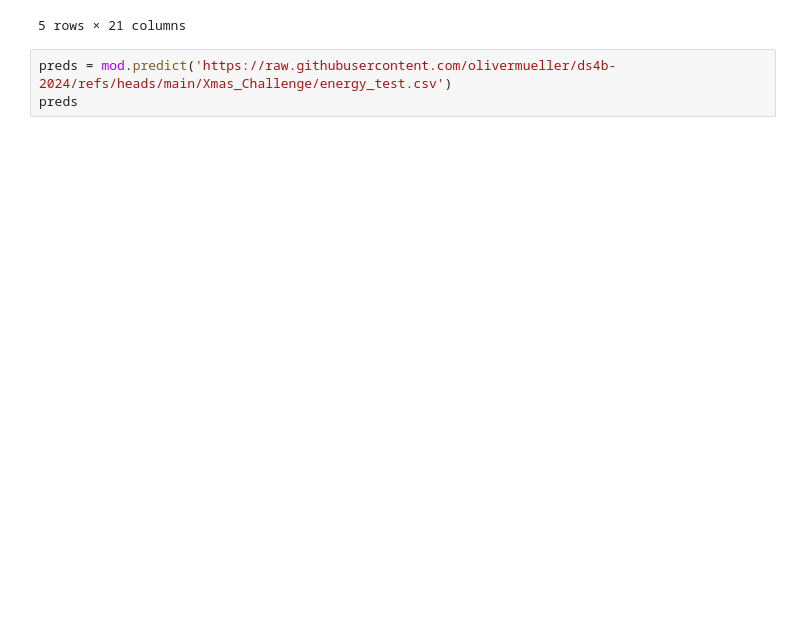
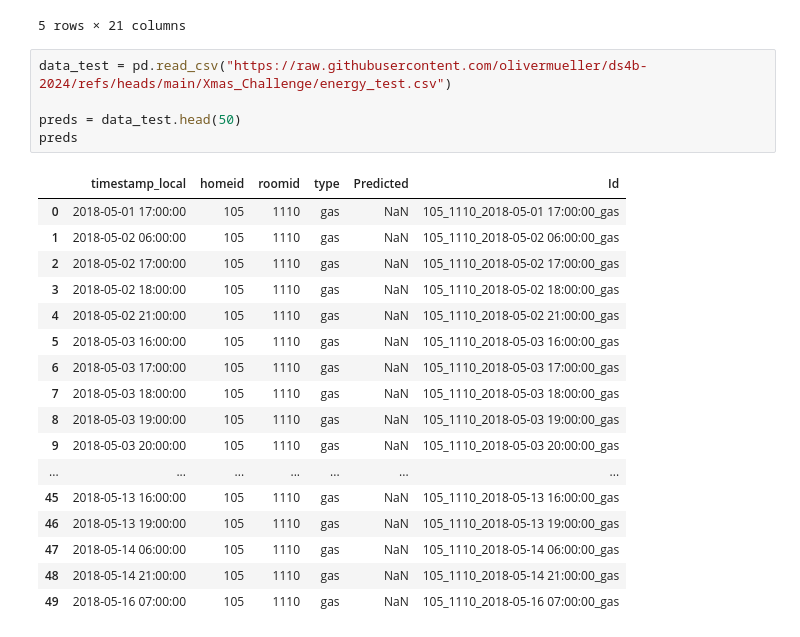
Before and after one commit to Julian200019/DataScience2024, a Jupyter notebook: Xmas_Challenge/ideal_eda.ipynb, the cells around one changed output. Saved outputs shown, nothing was run; the diff lists cells and outputs as text; blank space fills up the shorter version.

```diff
--- a/Xmas_Challenge/ideal_eda.ipynb
+++ b/Xmas_Challenge/ideal_eda.ipynb
@@ -287,5 +286,25 @@ energy_merged.head()
 | 4 | 1499281200000000000 | 105 | 9.164 | 1 | 2 | 7 | 105 | ... |
 5 rows × 21 columns
 # %%
-preds = mod.predict('https://raw.githubusercontent.com/olivermueller/ds4b-2024/refs/heads/main/Xmas_Challenge/energy_test.csv')
+data_test = pd.read_csv("https://raw.githubusercontent.com/olivermueller/ds4b-2024/refs/heads/main/Xmas_Challenge/energy_test.csv")
+
+preds = data_test.head(50)
 preds
+# %% [output]
+|  | timestamp_local | homeid | roomid | type | Predicted | Id |
+| 0 | 2018-05-01 17:00:00 | 105 | 1110 | gas | NaN | 105_1110_2018-05-01 17:00:00_gas |
+| 1 | 2018-05-02 06:00:00 | 105 | 1110 | gas | NaN | 105_1110_2018-05-02 06:00:00_gas |
+| 2 | 2018-05-02 17:00:00 | 105 | 1110 | gas | NaN | 105_1110_2018-05-02 17:00:00_gas |
+| 3 | 2018-05-02 18:00:00 | 105 | 1110 | gas | NaN | 105_1110_2018-05-02 18:00:00_gas |
+| 4 | 2018-05-02 21:00:00 | 105 | 1110 | gas | NaN | 105_1110_2018-05-02 21:00:00_gas |
+| 5 | 2018-05-03 16:00:00 | 105 | 1110 | gas | NaN | 105_1110_2018-05-03 16:00:00_gas |
+| 6 | 2018-05-03 17:00:00 | 105 | 1110 | gas | NaN | 105_1110_2018-05-03 17:00:00_gas |
+| 7 | 2018-05-03 18:00:00 | 105 | 1110 | gas | NaN | 105_1110_2018-05-03 18:00:00_gas |
+| 8 | 2018-05-03 19:00:00 | 105 | 1110 | gas | NaN | 105_1110_2018-05-03 19:00:00_gas |
+| 9 | 2018-05-03 20:00:00 | 105 | 1110 | gas | NaN | 105_1110_2018-05-03 20:00:00_gas |
+| ... | ... | ... | ... | ... | ... | ... |
+| 45 | 2018-05-13 16:00:00 | 105 | 1110 | gas | NaN | 105_1110_2018-05-13 16:00:00_gas |
+| 46 | 2018-05-13 19:00:00 | 105 | 1110 | gas | NaN | 105_1110_2018-05-13 19:00:00_gas |
+| 47 | 2018-05-14 06:00:00 | 105 | 1110 | gas | NaN | 105_1110_2018-05-14 06:00:00_gas |
+| 48 | 2018-05-14 21:00:00 | 105 | 1110 | gas | NaN | 105_1110_2018-05-14 21:00:00_gas |
+| 49 | 2018-05-16 07:00:00 | 105 | 1110 | gas | NaN | 105_1110_2018-05-16 07:00:00_gas |
```
Also changed, not shown: parts of 10 cells of this notebook.
